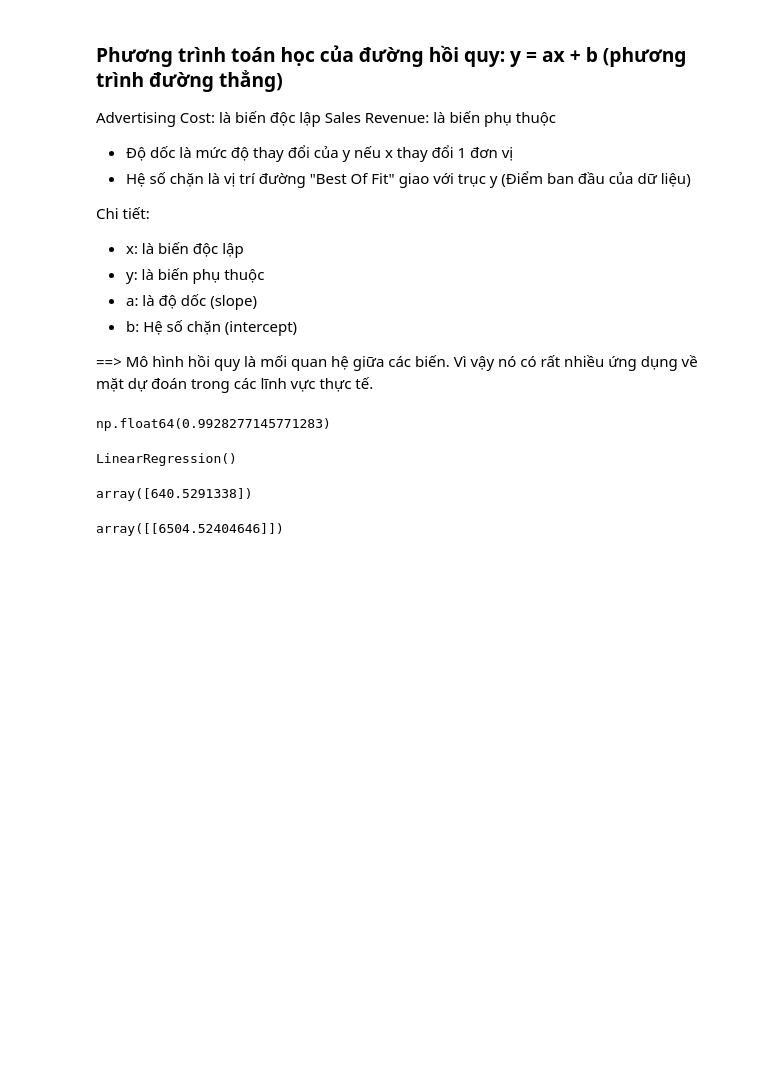
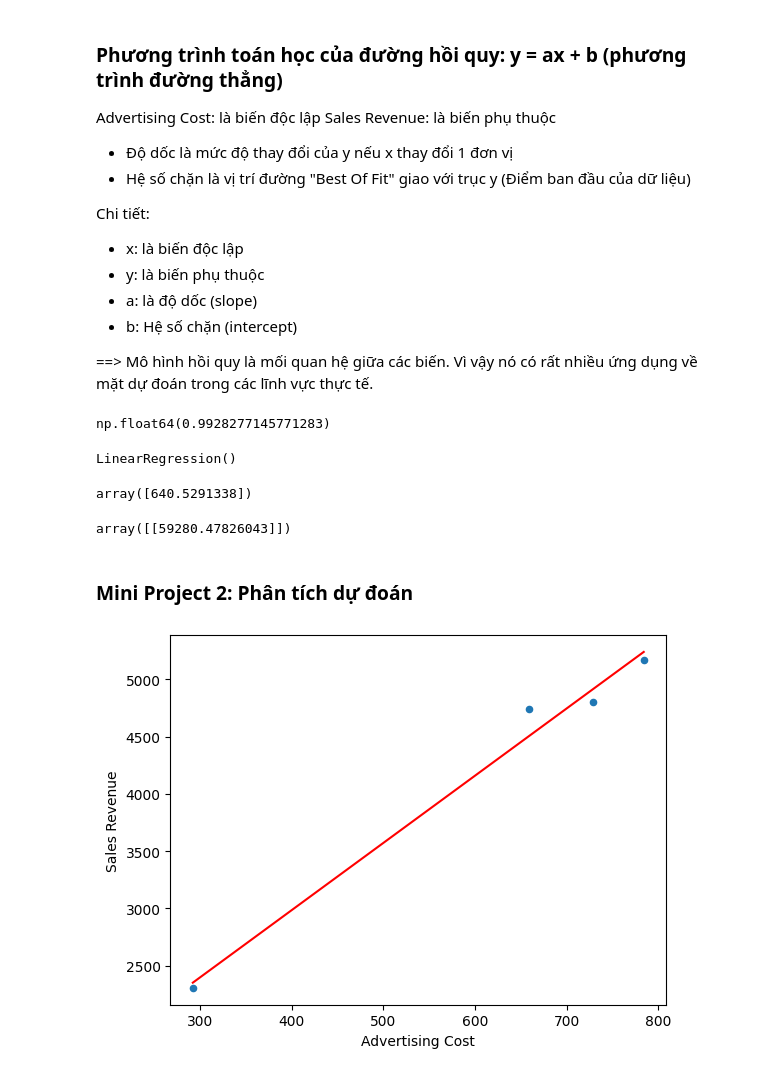
Before and after one commit to hieu1966hn/NPS-CSA16-HB, a Jupyter notebook: SS7/SS7.ipynb, the cells around one changed output. Saved outputs shown, nothing was run; the diff lists cells and outputs as text; code cells hidden in the pictures; blank space fills up the shorter version.

```diff
--- a/SS7/SS7.ipynb
+++ b/SS7/SS7.ipynb
@@ -48,6 +48,25 @@ model.intercept_
 array([640.5291338])
 # %%
 ### Dự đoán doanh thu
-model.predict(pd.DataFrame([1000]))
+model.predict(pd.DataFrame([10000]))
 # %% [output]
-array([[6504.52404646]])
+array([[59280.47826043]])
+# %% [markdown]
+### Mini Project 2: Phân tích dự đoán
+# %%
+import matplotlib.pyplot as plt
+import numpy as np
+## Vẽ biểu đồ phân tán dựa trên dữ liệu df_QuangCao
+df_QuangCao.plot.scatter(
+    x="Advertising Cost",
+    y="Sales Revenue"
+)
+X_line = np.linspace(X.min(), X.max(), 100).reshape(-1, 1)
+# Tạo trục X cho đường thẳng, lấy giá trị nhỏ/ lớn nhất của X => giúp đường thẳng phủ hết vùng dữ liệu
+# np.linspace(a, b, 100): Tạo 100 điểm đều nhau từ a -> b
+# reshape(-1, 1): Đổi shape thành cột (n,1) => Bắt buộc để phù hợp với model.predict()
+y_line = model.coef_[0]*X_line + model.intercept_       # y = ax + b => Là giá trị y trên đường hồi quy
+plt.plot(X_line, y_line, color="red", label="Best fit line") # vẽ đường hồi quy
+plt.show()
+# %% [output]
+[figure, added]
```
